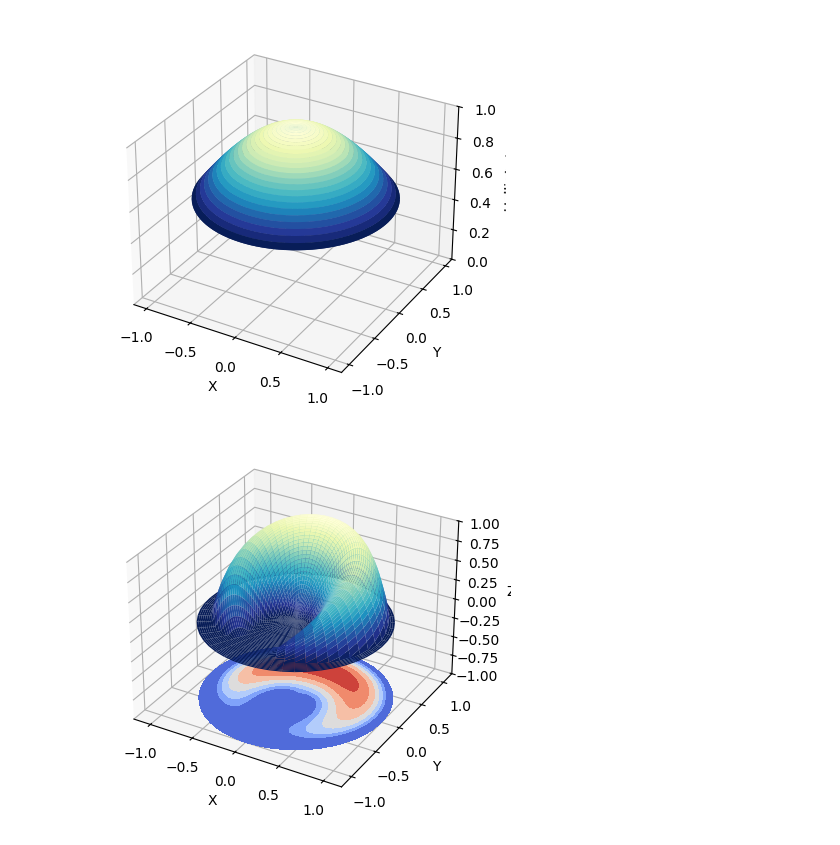
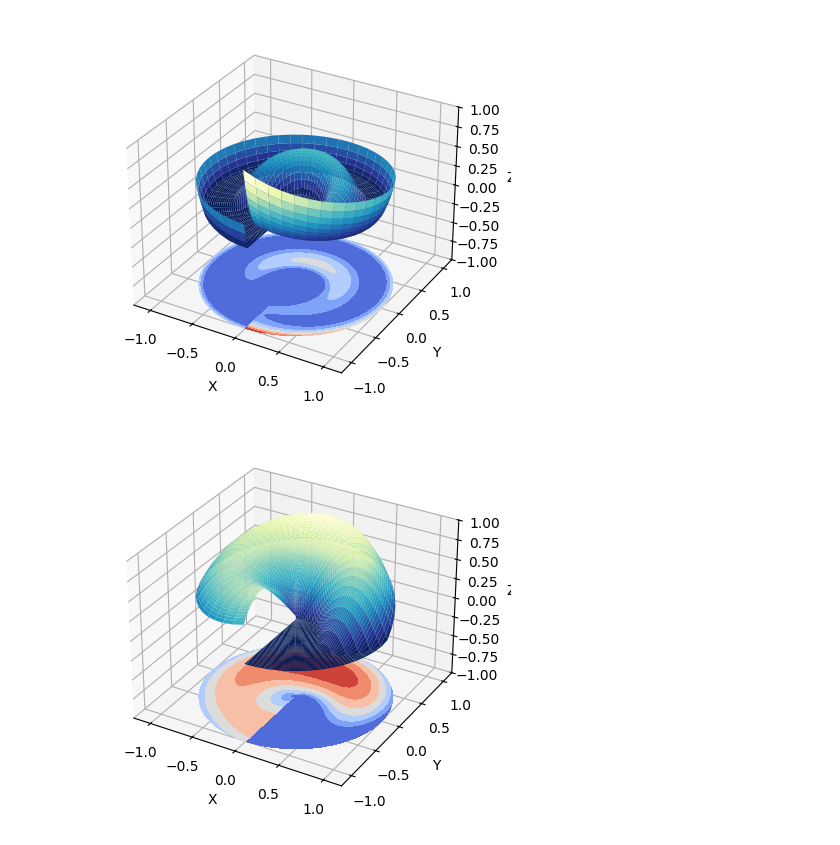
Before and after one commit to PurpleWavesDev/StopAndGlow, a Jupyter notebook: rti_plotting.ipynb, the cells around one changed output. Cells and saved outputs as stored; diff of their text form; code cells hidden in the pictures.

```diff
--- a/rti_plotting.ipynb
+++ b/rti_plotting.ipynb
@@ -32,12 +35,20 @@ lpseq = LpSequence(seq, cal)
 # %%
 # Define Pixel coordinate (y, x) to plot data for
-PIXEL_COORDS = ([960, 540],)
+PIXEL_COORDS = ([918, 305], [650, 850])
 
 # Get preview and show coordinate
 img = seq.getPreview().asDomain(ImgDomain.sRGB, no_taich=True).asInt().get()
 for coord in PIXEL_COORDS:
-    img = cv.circle(img, coord, 20, [255,255,0], 5)
+    img = cv.circle(img, coord, 20, [255,0,0], 5)
+    img = cv.circle(img, coord, 1, [0,255,0], 1)
 
+plt.figure(figsize=(20,20)) # New big figure
+#plt.subplot(1,1,1)
 plt.imshow(img, interpolation='nearest')
-plt.show()
+# New figure
+#fig_big = plt.figure(figsize=(10,10))
+#plt.subplot(2,1,1) # nrows, ncols, plot_number
+#plt.imshow(img, interpolation='nearest')
+#plt.subplot(2,1,2) # nrows, ncols, plot_number
+#plt.imshow(img, interpolation='nearest')
 # %% [output]
@@ -45,36 +56,0 @@ plt.show()
-# %%
-## Define real data Plotter
-
-# Polar plot where top lights are in center
-def plotPolarData(fn, rotate_steps=0, resolution=50):
-    fig = plt.figure()
-    ax = fig.add_subplot(projection='3d')
-
-    # Create the mesh in polar coordinates and compute corresponding Z.
-    range_lat = np.linspace(-np.pi/2, np.pi/2, 50)
-    range_long = np.linspace(-np.pi, np.pi, 50)
-    LAT, LONG = np.meshgrid(range_lat, range_long)
-
-    for lat, long in zip(LAT, LONG):
-        #print(lat)
-        #print(long)
-        pass
-    Z = (((LAT/np.pi)**2 - 1)**2)
-    #print(Z.shape)
-
-
-    # Express the mesh in the cartesian system.
-    X, Y = LAT*np.cos(LONG)/pi_by_2, LAT*np.sin(LONG)/pi_by_2
-
-    # Plot the surface.
-    ax.plot_surface(X, Y, Z, cmap=plt.cm.YlGnBu_r, antialiased=True)
-
-    # Tweak the limits and add latex math labels.
-    ax.set_zlim(0, 1)
-    ax.set_xlabel(r'X')
-    ax.set_ylabel(r'Y')
-    ax.set_zlabel(r'Helligkeit')
-
-    plt.show()
-# %% [output]
-[figure, removed]
@@ -86,9 +105,9 @@ def calcPtm(coord, pix, seq):
     u, v = coord
 
     # 1.0 + lat + long
-    val = seq[0].y().getPix(pix) +\
-    seq[1].y().getPix(pix) * u
-    seq[2].y().getPix(pix) * v
+    val = seq[0].getPix(pix).lum().get() +\
+    seq[1].getPix(pix).lum().get() * u
+    seq[2].getPix(pix).lum().get() * v
 
     # Higher degrees
     idx = 3
@@ -97,7 +116,7 @@ def calcPtm(coord, pix, seq):
             break
 
         for i in range(n+1):
-            val += u**(n-i) * v**i * seq[idx].y().getPix(pix)
+            val += u**(n-i) * v**i * seq[idx].getPix(pix).lum().get()
             idx += 1
 
     return val
@@ -122,7 +141,7 @@ def plotPolarRti(fn, rotate_steps=0, resolution=50):
 
     for lat, long in zip(LAT, LONG):
         if Z.shape == (0,):
-            Z = np.array([fn(ll) for ll in zip(lat, long)]) # fn(ll)
+            Z = np.array([fn(ll) for ll in zip(lat, long)])
         else:
             Z = np.vstack((Z, np.array([fn(ll) for ll in zip(lat, long)])))
 
@@ -150,6 +169,12 @@ def plotPolarRti(fn, rotate_steps=0, resolution=50):
 # %%
 # Get data sequence and plot
 ptm = seq.getDataSequence('ptm')
+
+#fig_big = plt.figure(figsize=(5,5))
+#plt.subplot(2,1,1) # nrows, ncols, plot_number
 plotPolarRti(lambda coord: calcPtm(coord, PIXEL_COORDS[0], ptm), rotate_steps=2)
+#plt.subplot(2,1,2) # nrows, ncols, plot_number
+plotPolarRti(lambda coord: calcPtm(coord, PIXEL_COORDS[1], ptm), rotate_steps=2)
 # %% [output]
-[figure, old version]
+[figure, new version]
+[figure, added]
```
Also changed, not shown: parts of 5 cells of this notebook.
